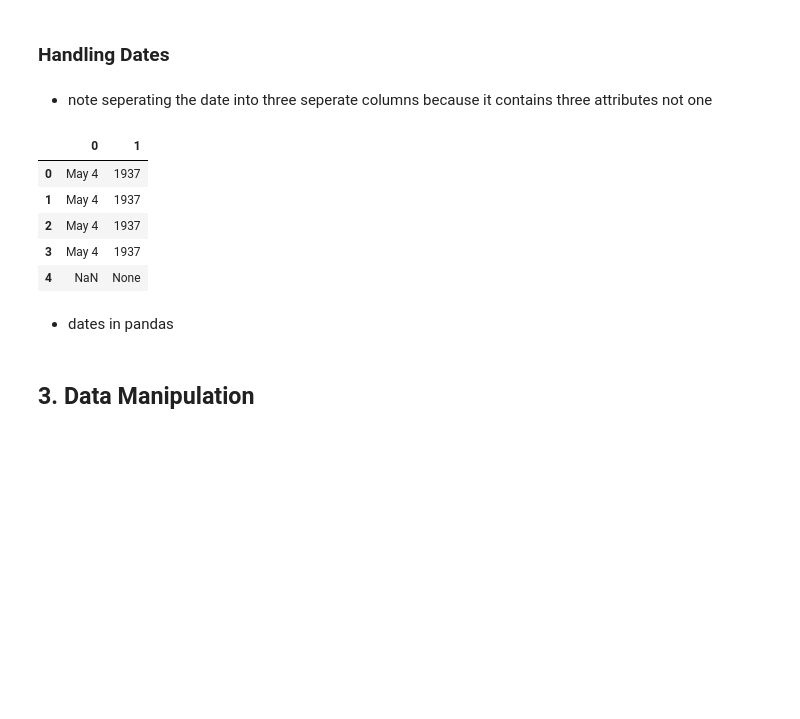
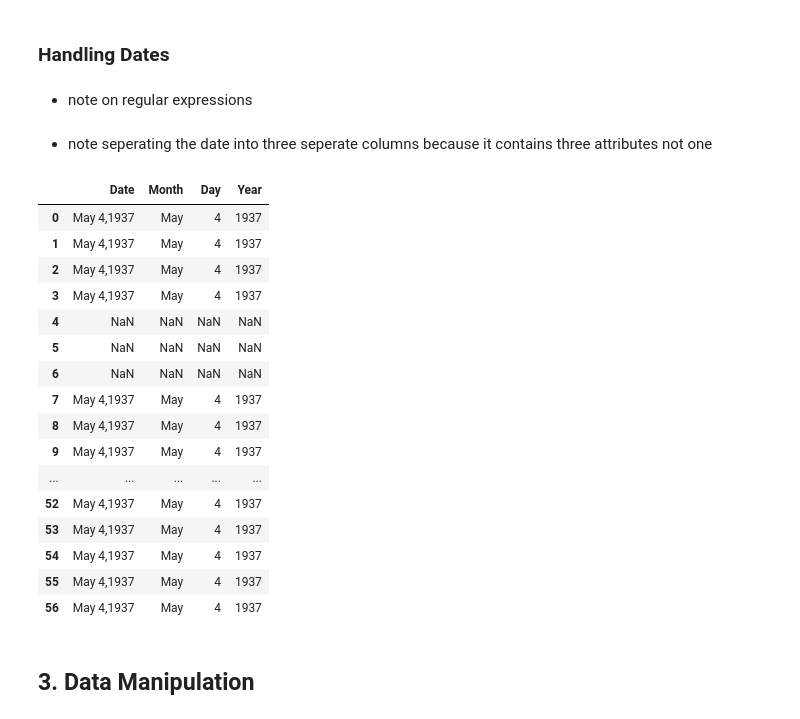
Before and after one commit to umd-cases/dcic_baltimore-notebook, a Jupyter notebook: baltimore_redlining_notebook/notebook/Baltimore .ipynb, the cells around one changed output. Saved outputs shown, nothing was run; the diff lists cells and outputs as text; code cells hidden in the pictures; blank space fills up the shorter version.

```diff
--- a/baltimore_redlining_notebook/notebook/Baltimore .ipynb
+++ b/baltimore_redlining_notebook/notebook/Baltimore .ipynb
@@ -304,21 +302,41 @@ df.rename(index=str, columns={"City_clean": "City"})
 57 rows × 27 columns
 # %% [markdown]
 ### Handling Dates
+# %% [markdown]
+- note on regular expressions
 # %% [markdown]
 - note seperating the date into three seperate columns because it contains three attributes not one
-# %%
-# need to split on multiple characters
-newdf = df['Date'].str.split(',', n = 1, expand = True)
-newdf.head()
-# %% [output]
-|  | 0 | 1 |
-| 0 | May 4 | 1937 |
-| 1 | May 4 | 1937 |
-| 2 | May 4 | 1937 |
-| 3 | May 4 | 1937 |
-| 4 | NaN | None |
-# %% [markdown]
-- dates in pandas
+# %%
+import re
+
+# extracts the year using regular expression (\d\d\d\d) to indicate 4 digit date
+df['Year'] = df['Date'].str.extract('(\d\d\d\d)', expand=True)
+
+# extracts day using regular expression \d to indicate single digit
+df['Day'] = df['Date'].str.extract('(\d)', expand=True)
+
+# extracts month using regular expression [A-Z]\w{0,} to indicate string of characters
+df['Month'] = df['Date'].str.extract('([A-Z]\w{0,})', expand=True)
+
+df[['Date','Month','Day','Year']]
+# %% [output]
+|  | Date | Month | Day | Year |
+| 0 | May 4,1937 | May | 4 | 1937 |
+| 1 | May 4,1937 | May | 4 | 1937 |
+| 2 | May 4,1937 | May | 4 | 1937 |
+| 3 | May 4,1937 | May | 4 | 1937 |
+| 4 | NaN | NaN | NaN | NaN |
+| 5 | NaN | NaN | NaN | NaN |
+| 6 | NaN | NaN | NaN | NaN |
+| 7 | May 4,1937 | May | 4 | 1937 |
+| 8 | May 4,1937 | May | 4 | 1937 |
+| 9 | May 4,1937 | May | 4 | 1937 |
+| ... | ... | ... | ... | ... |
+| 52 | May 4,1937 | May | 4 | 1937 |
+| 53 | May 4,1937 | May | 4 | 1937 |
+| 54 | May 4,1937 | May | 4 | 1937 |
+| 55 | May 4,1937 | May | 4 | 1937 |
+| 56 | May 4,1937 | May | 4 | 1937 |
 # %% [markdown]
 ## 3. Data Manipulation
 # %% [markdown]
```
Also changed, not shown: parts of 3 cells of this notebook, 1 other file.
